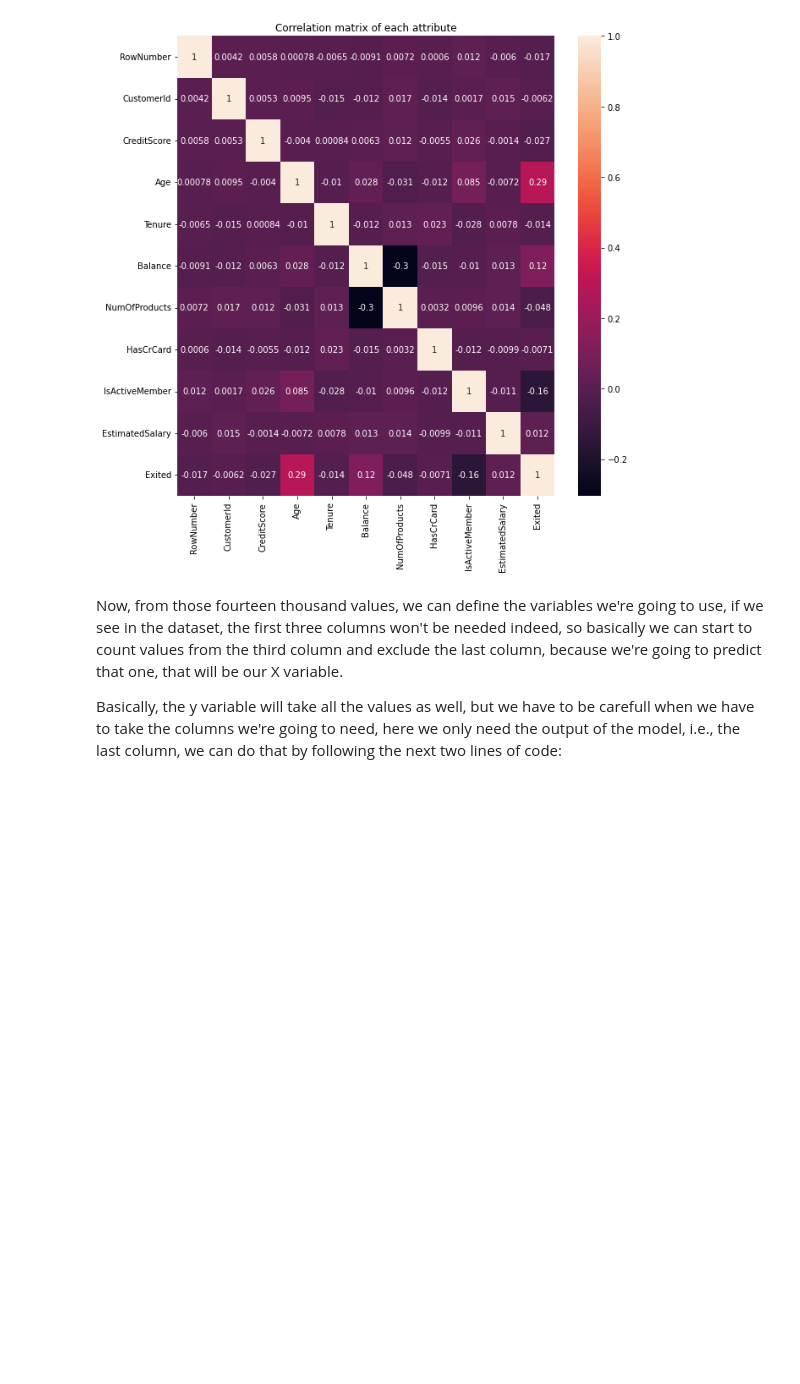
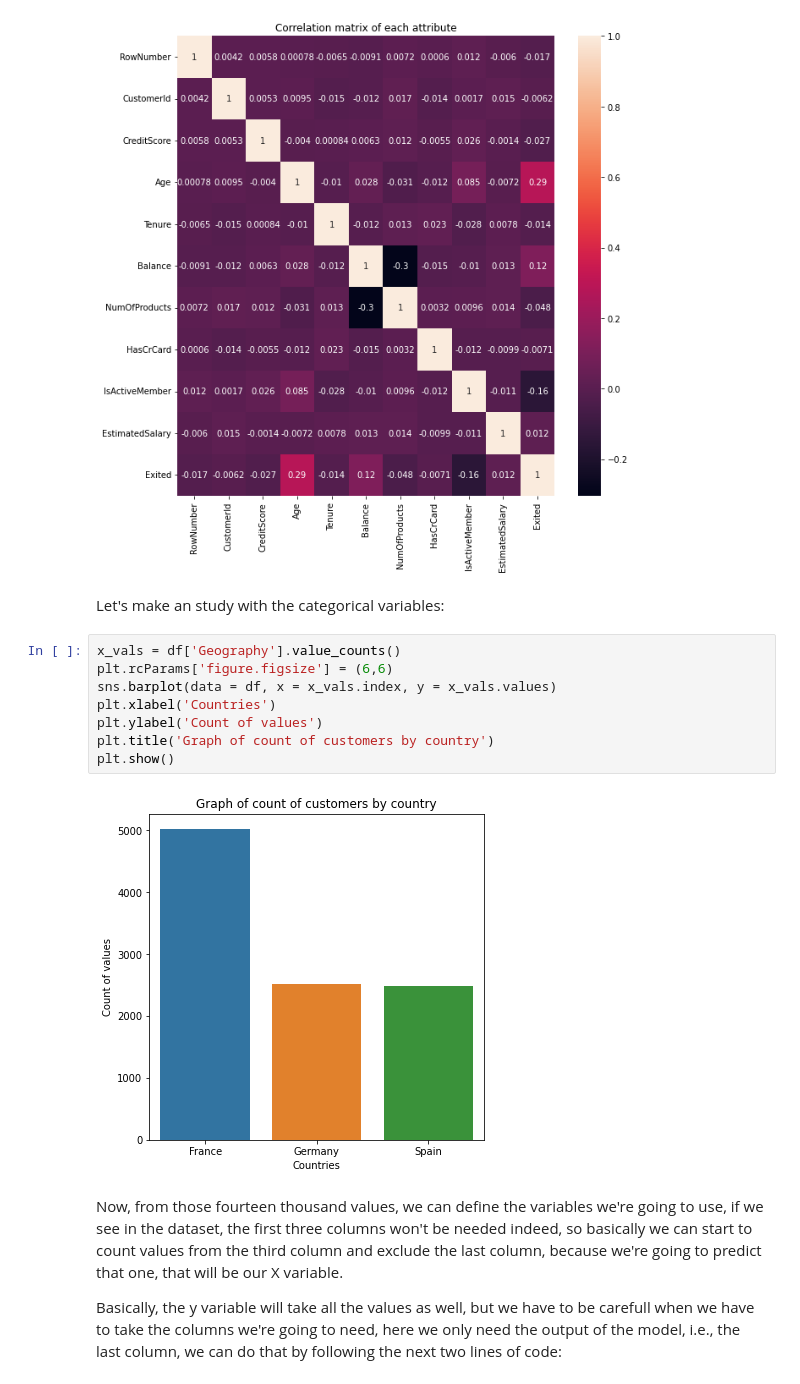
Before and after one commit to earo12/Case-Study-ANN, a Jupyter notebook: ANN_Case_Study.ipynb, the cells around one changed output. Cells and saved outputs as stored; diff of their text form; blank space fills up the shorter version.

Commit message:
Added graph of count of countries

```diff
--- a/ANN_Case_Study.ipynb
+++ b/ANN_Case_Study.ipynb
@@ -100,6 +100,18 @@ plt.title('Correlation matrix of each attribute')
 plt.show()
 # %% [output]
 [figure]
+# %% [markdown]
+Let's make an study with the categorical variables:
+# %%
+x_vals = df['Geography'].value_counts()
+plt.rcParams['figure.figsize'] = (6,6)
+sns.barplot(data = df, x = x_vals.index, y = x_vals.values)
+plt.xlabel('Countries')
+plt.ylabel('Count of values')
+plt.title('Graph of count of customers by country')
+plt.show()
+# %% [output]
+[figure, added]
 # %% [markdown]
 Now, from those fourteen thousand values, we can define the variables we're going to use, if we see in the dataset, the first three columns won't be needed indeed, so basically we can start to count values from the third column and exclude the last column, because we're going to predict that one, that will be our X variable.
 
```
